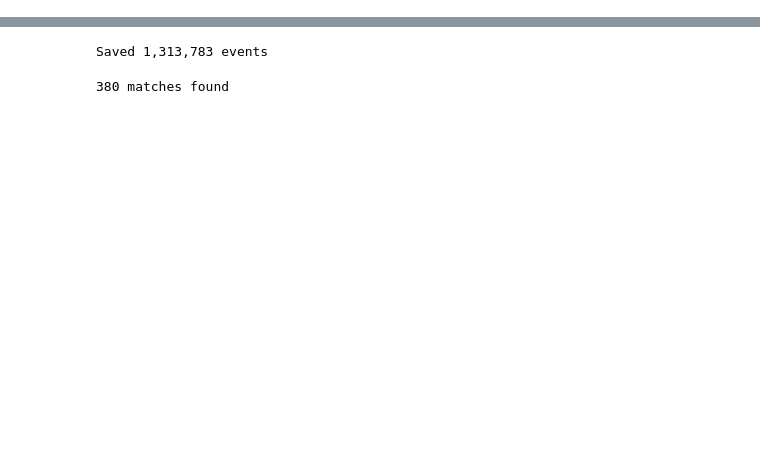
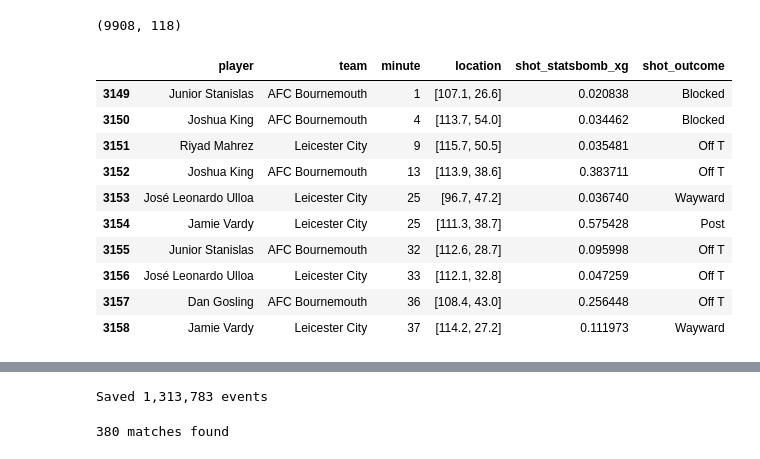
Before and after one commit to OJS26/football-analytics-dashboard, a Jupyter notebook: notebooks/01_data_pull.ipynb, the cells around one changed output, grey strips where cells are left out. Drawn from its saved outputs; the diff is of its cells as text; code cells hidden in the pictures; blank space fills up the shorter version.

```diff
--- a/notebooks/01_data_pull.ipynb
+++ b/notebooks/01_data_pull.ipynb
@@ -0,0 +69,17 @@
+# %%
+shots = df[df['type'] == 'Shot'].copy()
+print(shots.shape)
+shots[['player', 'team', 'minute', 'location', 'shot_statsbomb_xg', 'shot_outcome']].head(10)
+# %% [output]
+(9908, 118)
+|  | player | team | minute | location | shot_statsbomb_xg | shot_outcome |
+| 3149 | Junior Stanislas | AFC Bournemouth | 1 | [107.1, 26.6] | 0.020838 | Blocked |
+| 3150 | Joshua King | AFC Bournemouth | 4 | [113.7, 54.0] | 0.034462 | Blocked |
+| 3151 | Riyad Mahrez | Leicester City | 9 | [115.7, 50.5] | 0.035481 | Off T |
+| 3152 | Joshua King | AFC Bournemouth | 13 | [113.9, 38.6] | 0.383711 | Off T |
+| 3153 | José Leonardo Ulloa | Leicester City | 25 | [96.7, 47.2] | 0.036740 | Wayward |
+| 3154 | Jamie Vardy | Leicester City | 25 | [111.3, 38.7] | 0.575428 | Post |
+| 3155 | Junior Stanislas | AFC Bournemouth | 32 | [112.6, 28.7] | 0.095998 | Off T |
+| 3156 | José Leonardo Ulloa | Leicester City | 33 | [112.1, 32.8] | 0.047259 | Off T |
+| 3157 | Dan Gosling | AFC Bournemouth | 36 | [108.4, 43.0] | 0.256448 | Off T |
+| 3158 | Jamie Vardy | Leicester City | 37 | [114.2, 27.2] | 0.111973 | Wayward |
```
Also changed, not shown: parts of 7 cells of this notebook.
